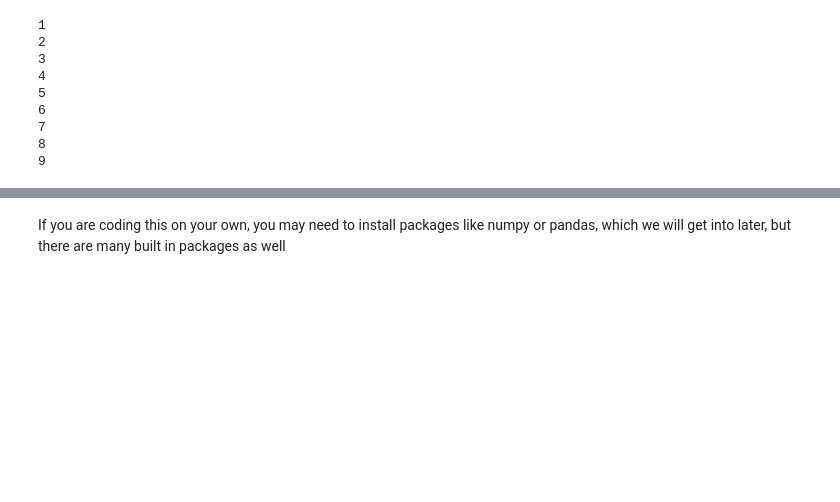
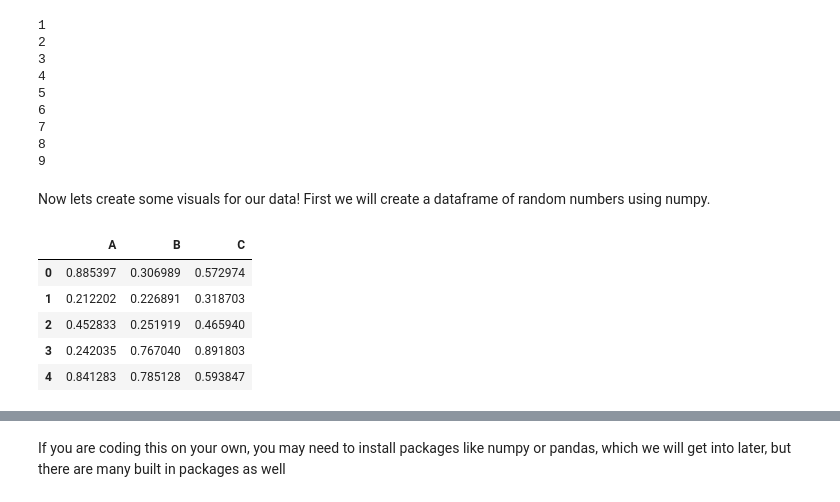
Before and after one commit to organization-x/1-Week-DS-Summer-2022, a Jupyter notebook: intro_to_python.ipynb, the cells around one changed output, grey strips where cells are left out. Drawn from its saved outputs; the diff is of its cells as text; code cells hidden in the pictures; blank space fills up the shorter version.

```diff
--- a/intro_to_python.ipynb
+++ b/intro_to_python.ipynb
@@ -367,3 +367,16 @@ for col_name in data.columns:
 7
 8
 9
+# %% [markdown]
+Now lets create some visuals for our data! First we will create a dataframe of random numbers using numpy.
+# %%
+import numpy as np
+rand_data = pd.DataFrame({"A":np.random.rand(10), "B":np.random.rand(10), "C":np.random.rand(10)})
+rand_data.head()
+# %% [output]
+|  | A | B | C |
+| 0 | 0.885397 | 0.306989 | 0.572974 |
+| 1 | 0.212202 | 0.226891 | 0.318703 |
+| 2 | 0.452833 | 0.251919 | 0.465940 |
+| 3 | 0.242035 | 0.767040 | 0.891803 |
+| 4 | 0.841283 | 0.785128 | 0.593847 |
```
Also changed, not shown: parts of 4 cells of this notebook.
